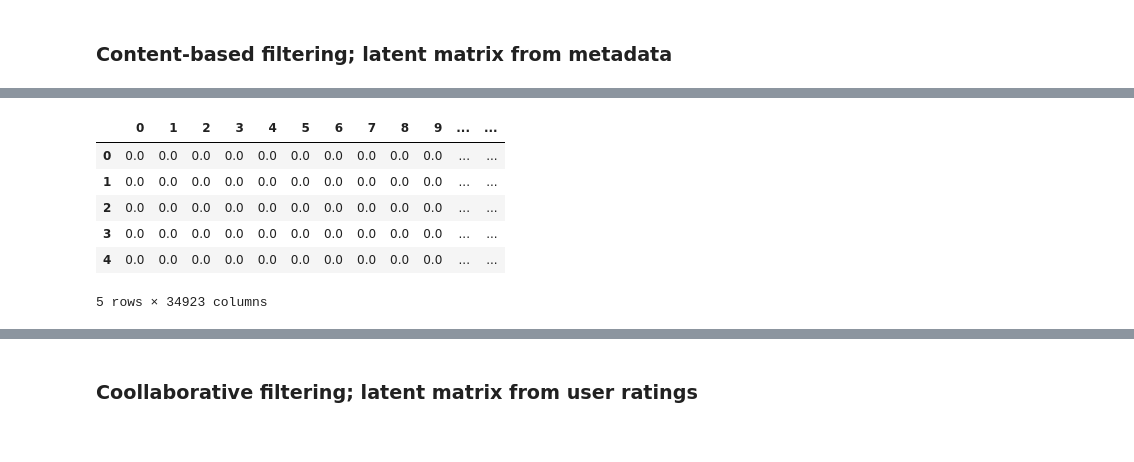
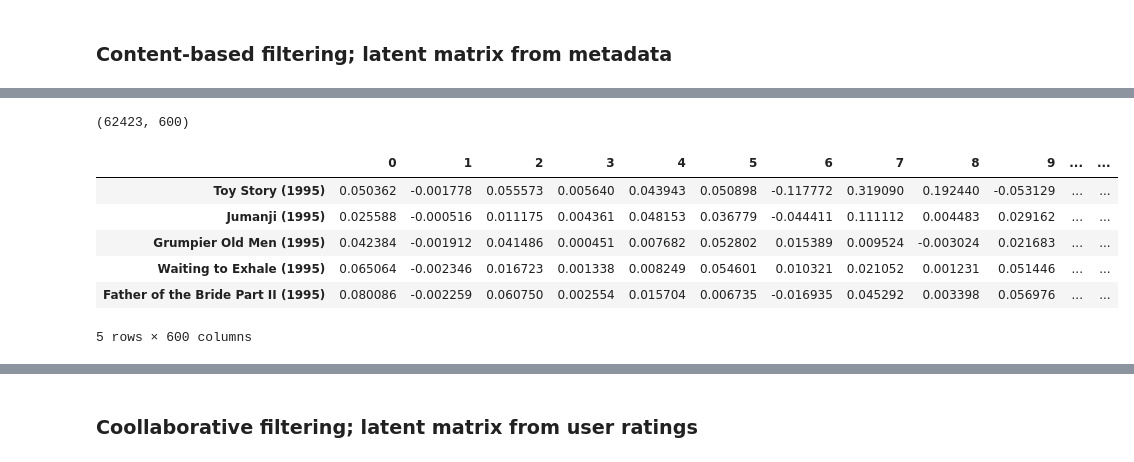
Before and after one commit to kojosbk/Movie_Recomender_Unsupervised_sprint, a Jupyter notebook: 1_EDA_model/JM4 Starter_Notebook.ipynb, the cells around one changed output, grey strips where cells are left out. Cells and saved outputs as stored; diff of their text form; code cells hidden in the pictures.

```diff
--- a/1_EDA_model/JM4 Starter_Notebook.ipynb
+++ b/1_EDA_model/JM4 Starter_Notebook.ipynb
@@ -568,5 +634,7 @@ merged_f.head(2)
+# %%
+merged_f = merged3.copy()
 # %% [markdown]
 ### Content-based filtering; latent matrix from metadata
 # %%
-tfidf = TfidfVectorizer(stop_words="english")
-tfidf_matrix = tfidf.fit_transform(merged_f["metadata"])
+tfidf_content = TfidfVectorizer(stop_words="english")
+matrix_content = tfidf_content.fit_transform(merged_f["metadata"])
@@ -578,0 +645,6 @@ tfidf_df = pd.DataFrame(tfidf_matrix.A)
+# %%
+# compress with SVD
+
+n_content = 600
+svd_content = TruncatedSVD(n_components=n_content)
+latent_content = svd_content.fit_transform(matrix_content)
@@ -579,10 +661,16 @@ tfidf_df = pd.DataFrame(tfidf_matrix.A)
+# %%
+latent_content.shape
+# %% [output]
+(62423, 600)
+# %%
+latent_content_df = pd.DataFrame(latent_content, index=title_list)
 # %%
-tfidf_df.head()
+latent_content_df.head()
 # %% [output]
 |  | 0 | 1 | 2 | 3 | 4 | 5 | 6 | 7 | 8 | 9 | ... | ... |
-| 0 | 0.0 | 0.0 | 0.0 | 0.0 | 0.0 | 0.0 | 0.0 | 0.0 | 0.0 | 0.0 | ... | ... |
-| 1 | 0.0 | 0.0 | 0.0 | 0.0 | 0.0 | 0.0 | 0.0 | 0.0 | 0.0 | 0.0 | ... | ... |
-| 2 | 0.0 | 0.0 | 0.0 | 0.0 | 0.0 | 0.0 | 0.0 | 0.0 | 0.0 | 0.0 | ... | ... |
-| 3 | 0.0 | 0.0 | 0.0 | 0.0 | 0.0 | 0.0 | 0.0 | 0.0 | 0.0 | 0.0 | ... | ... |
-| 4 | 0.0 | 0.0 | 0.0 | 0.0 | 0.0 | 0.0 | 0.0 | 0.0 | 0.0 | 0.0 | ... | ... |
+| Toy Story (1995) | 0.050362 | -0.001778 | 0.055573 | 0.005640 | 0.043943 | 0.050898 | -0.117772 | 0.319090 | 0.192440 | -0.053129 | ... | ... |
+| Jumanji (1995) | 0.025588 | -0.000516 | 0.011175 | 0.004361 | 0.048153 | 0.036779 | -0.044411 | 0.111112 | 0.004483 | 0.029162 | ... | ... |
+| Grumpier Old Men (1995) | 0.042384 | -0.001912 | 0.041486 | 0.000451 | 0.007682 | 0.052802 | 0.015389 | 0.009524 | -0.003024 | 0.021683 | ... | ... |
+| Waiting to Exhale (1995) | 0.065064 | -0.002346 | 0.016723 | 0.001338 | 0.008249 | 0.054601 | 0.010321 | 0.021052 | 0.001231 | 0.051446 | ... | ... |
+| Father of the Bride Part II (1995) | 0.080086 | -0.002259 | 0.060750 | 0.002554 | 0.015704 | 0.006735 | -0.016935 | 0.045292 | 0.003398 | 0.056976 | ... | ... |
-5 rows × 34923 columns
+5 rows × 600 columns
```
Also changed, not shown: parts of 119 cells of this notebook.
